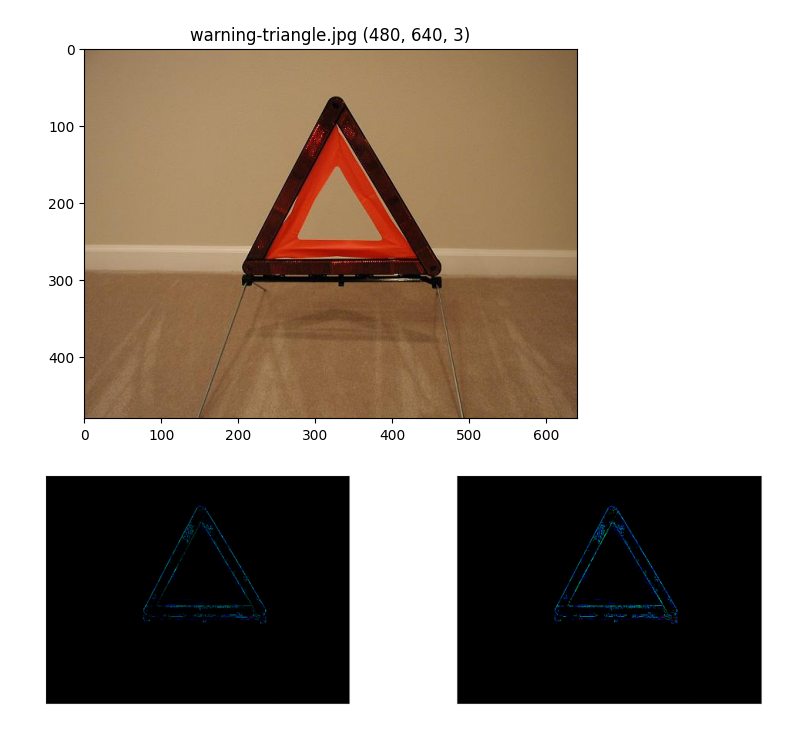
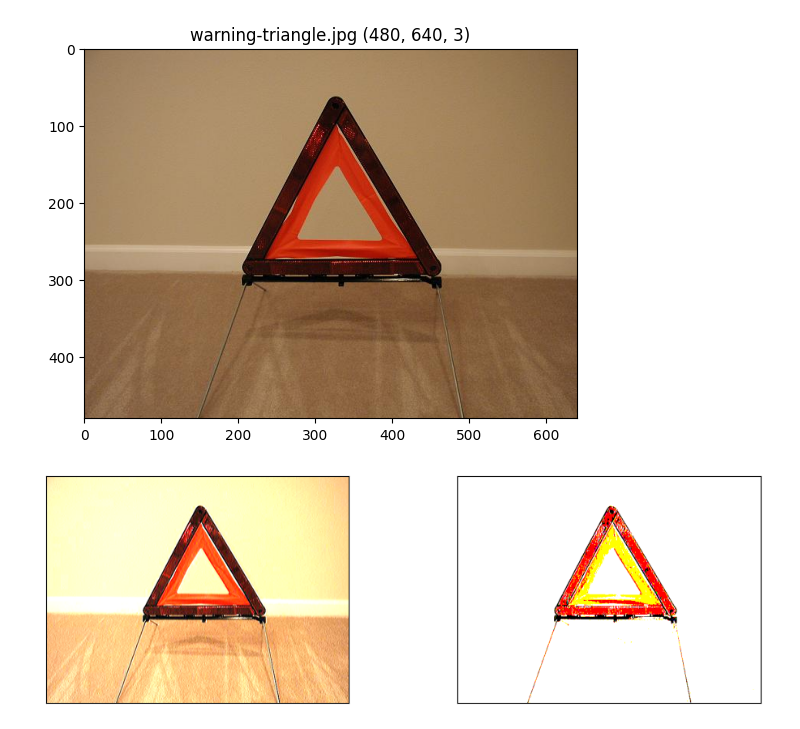
Before and after one commit to htbrandao/ppgi-proc-img, a Jupyter notebook: trab05/trab05.ipynb, the cells around one changed output. Saved outputs shown, nothing was run; the diff lists cells and outputs as text; code cells hidden in the pictures.

```diff
--- a/trab05/trab05.ipynb
+++ b/trab05/trab05.ipynb
@@ -48,19 +40,25 @@ tresh = lambda i: cv2.threshold(i, 50, 255, cv2.THRESH_BINARY)[-1]
 # %%
+fbordas = np.array([
+    [-1, 1, 1],
+    [-1, 0, 1],
+    [-1, 1, 1]])
+
+conv = lambda i,f: cv2.filter2D(i, -1, f)
+tresh = lambda i: cv2.threshold(i, 50, 255, cv2.THRESH_BINARY)[-1]
+
 plt.figure(figsize=(12,8))
-
-fx = np.array([[-1, 0, 1], [-1, 0, 1], [-1, 0, 1]])
 
 __ = (
     conv(x, fbordas),
     tresh(conv(x, fbordas))
  )
 
 for i,_ in enumerate(__):
     plt.subplot(len(__),2,i+1)
     plt.imshow(__show(_))
     plt.xticks([])
     plt.yticks([])
 
 plt.show()
 # %% [output]
-[figure, old version]
+[figure, new version]
```
Also changed, not shown: parts of 2 cells of this notebook.
